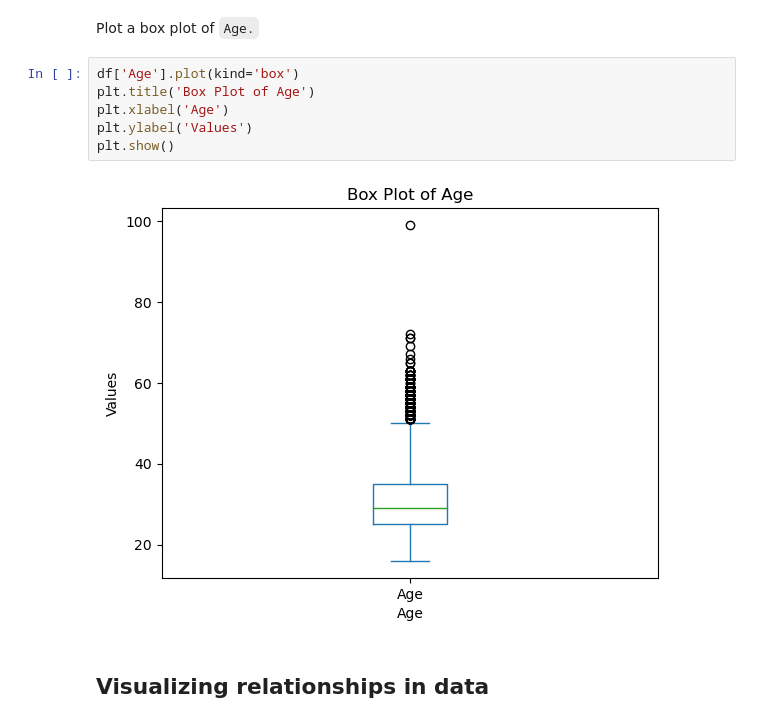
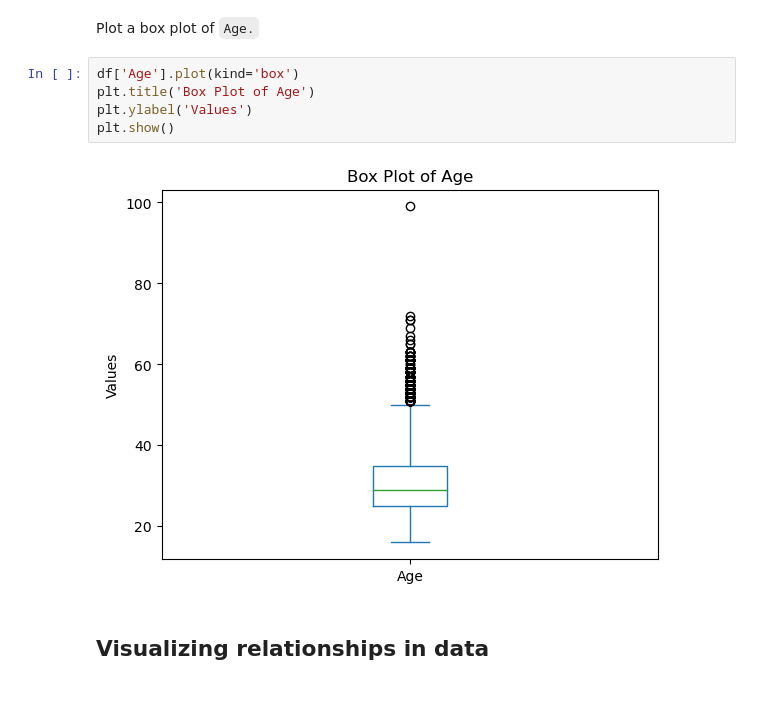
Before and after one commit to carriebunny/emerging-skills, a Jupyter notebook: M4DataVisualization-lab.ipynb, the cells around one changed output. Drawn from its saved outputs; the diff is of its cells as text; blank space fills up the shorter version.

```diff
--- a/M4DataVisualization-lab.ipynb
+++ b/M4DataVisualization-lab.ipynb
@@ -241,11 +241,10 @@ Plot a box plot of `Age.`
 # %%
 df['Age'].plot(kind='box')
 plt.title('Box Plot of Age')
-plt.xlabel('Age')
 plt.ylabel('Values')
 plt.show()
 # %% [output]
-[figure, old version]
+[figure, new version]
 # %% [markdown]
 ## Visualizing relationships in data
 # %% [markdown]
```
Also changed, not shown: parts of 2 cells of this notebook.
